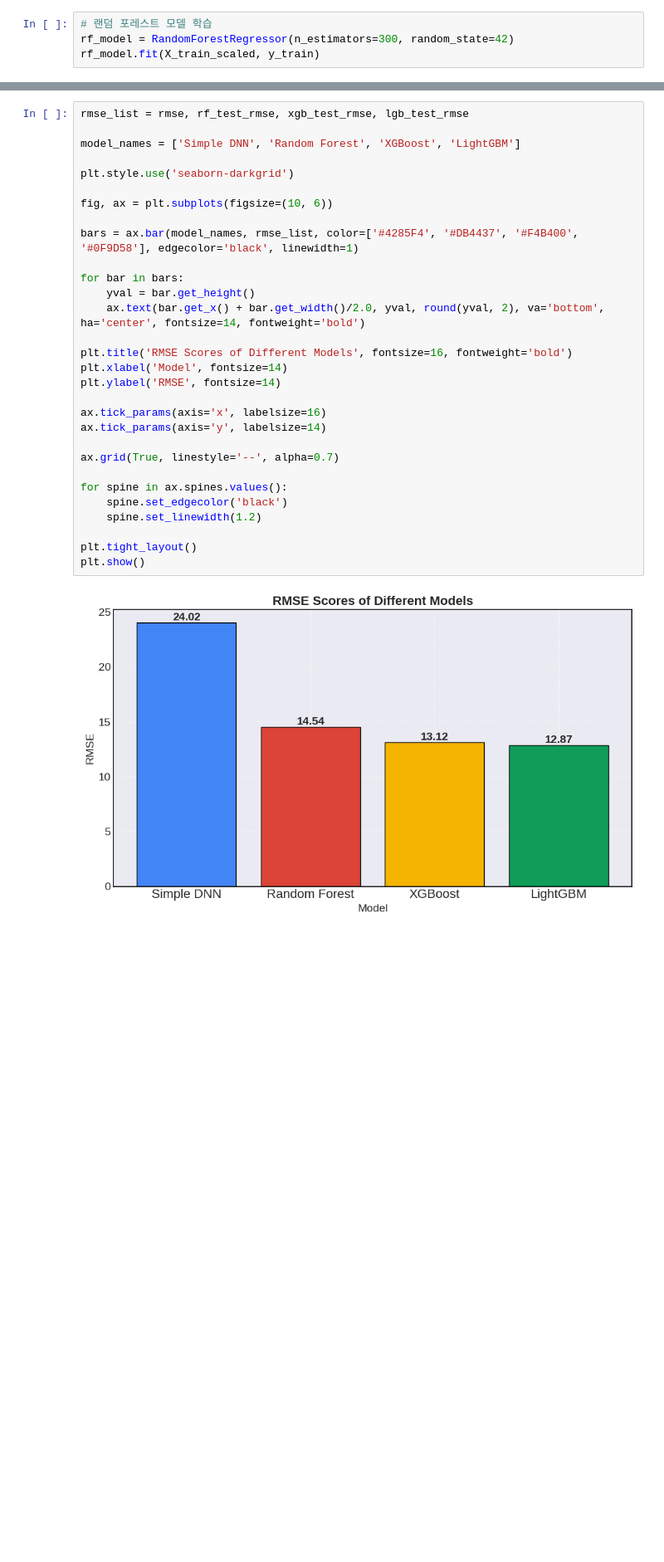
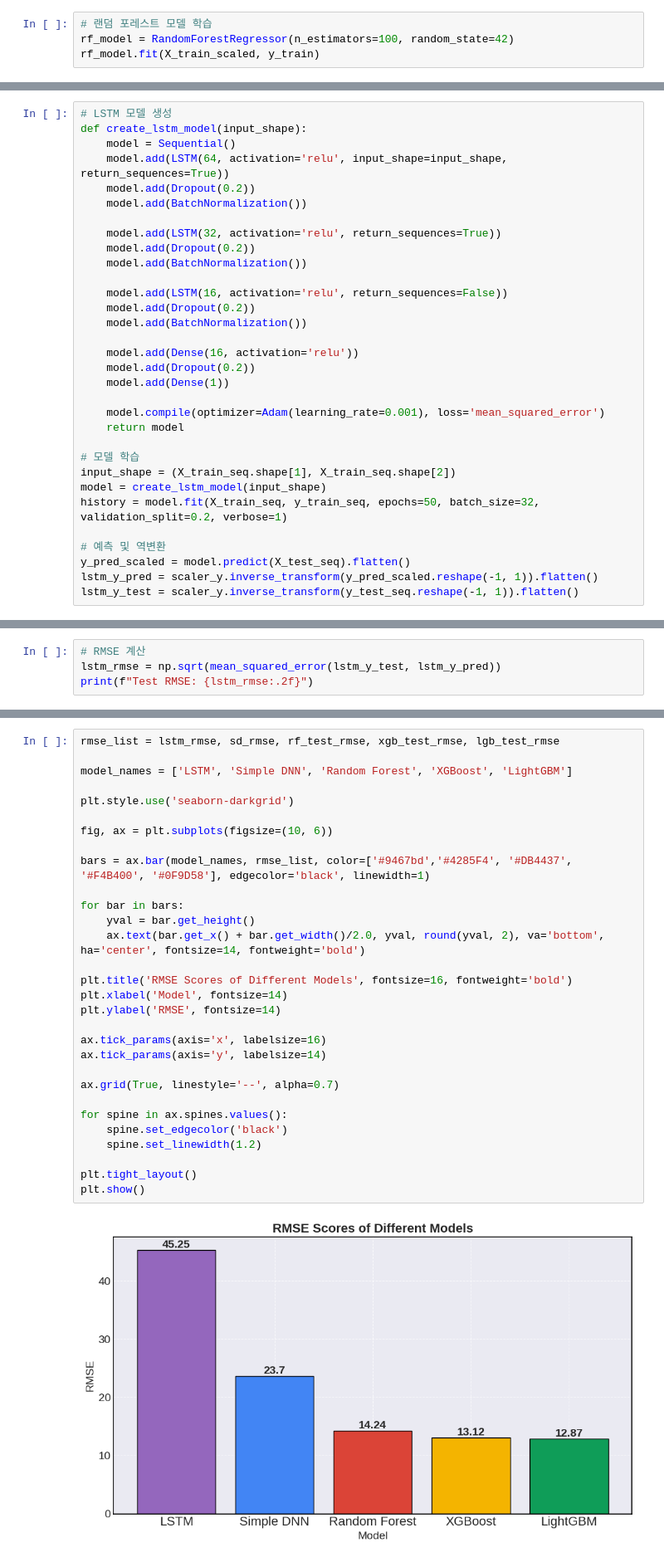
Before and after one commit to jangjung-coding/lettuce_predict_ai, a Jupyter notebook: lettuce_AI.ipynb, the cells around one changed output, grey strips where cells are left out. Shown at 83% size. Cells and saved outputs as stored; diff of their text form; blank space fills up the shorter version.

```diff
--- a/lettuce_AI.ipynb
+++ b/lettuce_AI.ipynb
@@ -153,6 +148,6 @@ https://towardsdatascience.com/ensemble-models-5a62d4f4cb0c (앙상블 모델
 - 많은 트리를 거쳐 예측하기 때문에 실시간 예측에는 부적합할 수 있음
 # %%
 # 랜덤 포레스트 모델 학습
-rf_model = RandomForestRegressor(n_estimators=300, random_state=42)
+rf_model = RandomForestRegressor(n_estimators=100, random_state=42)
 rf_model.fit(X_train_scaled, y_train)
 # %% [output]
@@ -346,0 +407,32 @@ Test RMSE: 24.02
+# %%
+# LSTM 모델 생성
+def create_lstm_model(input_shape):
+    model = Sequential()
+    model.add(LSTM(64, activation='relu', input_shape=input_shape, return_sequences=True))
+    model.add(Dropout(0.2))
+    model.add(BatchNormalization())
+
+    model.add(LSTM(32, activation='relu', return_sequences=True))
+    model.add(Dropout(0.2))
+    model.add(BatchNormalization())
+
+    model.add(LSTM(16, activation='relu', return_sequences=False))
+    model.add(Dropout(0.2))
+    model.add(BatchNormalization())
+
+    model.add(Dense(16, activation='relu'))
+    model.add(Dropout(0.2))
+    model.add(Dense(1))
+
+    model.compile(optimizer=Adam(learning_rate=0.001), loss='mean_squared_error')
+    return model
+
+# 모델 학습
+input_shape = (X_train_seq.shape[1], X_train_seq.shape[2])
+model = create_lstm_model(input_shape)
+history = model.fit(X_train_seq, y_train_seq, epochs=50, batch_size=32, validation_split=0.2, verbose=1)
+
+# 예측 및 역변환
+y_pred_scaled = model.predict(X_test_seq).flatten()
+lstm_y_pred = scaler_y.inverse_transform(y_pred_scaled.reshape(-1, 1)).flatten()
+lstm_y_test = scaler_y.inverse_transform(y_test_seq.reshape(-1, 1)).flatten()
@@ -346,0 +457,4 @@ Test RMSE: 24.02
+# %%
+# RMSE 계산
+lstm_rmse = np.sqrt(mean_squared_error(lstm_y_test, lstm_y_pred))
+print(f"Test RMSE: {lstm_rmse:.2f}")
@@ -347,34 +477,34 @@ Test RMSE: 24.02
 # %% [markdown]
 # BenchMark
 # %%
-rmse_list = rmse, rf_test_rmse, xgb_test_rmse, lgb_test_rmse
+rmse_list = lstm_rmse, sd_rmse, rf_test_rmse, xgb_test_rmse, lgb_test_rmse
 
-model_names = ['Simple DNN', 'Random Forest', 'XGBoost', 'LightGBM']
+model_names = ['LSTM', 'Simple DNN', 'Random Forest', 'XGBoost', 'LightGBM']
 
 plt.style.use('seaborn-darkgrid')
 
 fig, ax = plt.subplots(figsize=(10, 6))
 
-bars = ax.bar(model_names, rmse_list, color=['#4285F4', '#DB4437', '#F4B400', '#0F9D58'], edgecolor='black', linewidth=1)
+bars = ax.bar(model_names, rmse_list, color=['#9467bd','#4285F4', '#DB4437', '#F4B400', '#0F9D58'], edgecolor='black', linewidth=1)
 
 for bar in bars:
     yval = bar.get_height()
     ax.text(bar.get_x() + bar.get_width()/2.0, yval, round(yval, 2), va='bottom', ha='center', fontsize=14, fontweight='bold')
 
 plt.title('RMSE Scores of Different Models', fontsize=16, fontweight='bold')
 plt.xlabel('Model', fontsize=14)
 plt.ylabel('RMSE', fontsize=14)
 
 ax.tick_params(axis='x', labelsize=16)
 ax.tick_params(axis='y', labelsize=14)
 
 ax.grid(True, linestyle='--', alpha=0.7)
 
 for spine in ax.spines.values():
     spine.set_edgecolor('black')
     spine.set_linewidth(1.2)
 
 plt.tight_layout()
 plt.show()
 # %% [output]
-[figure, old version]
+[figure, new version]
```
Also changed, not shown: parts of 23 cells of this notebook.
